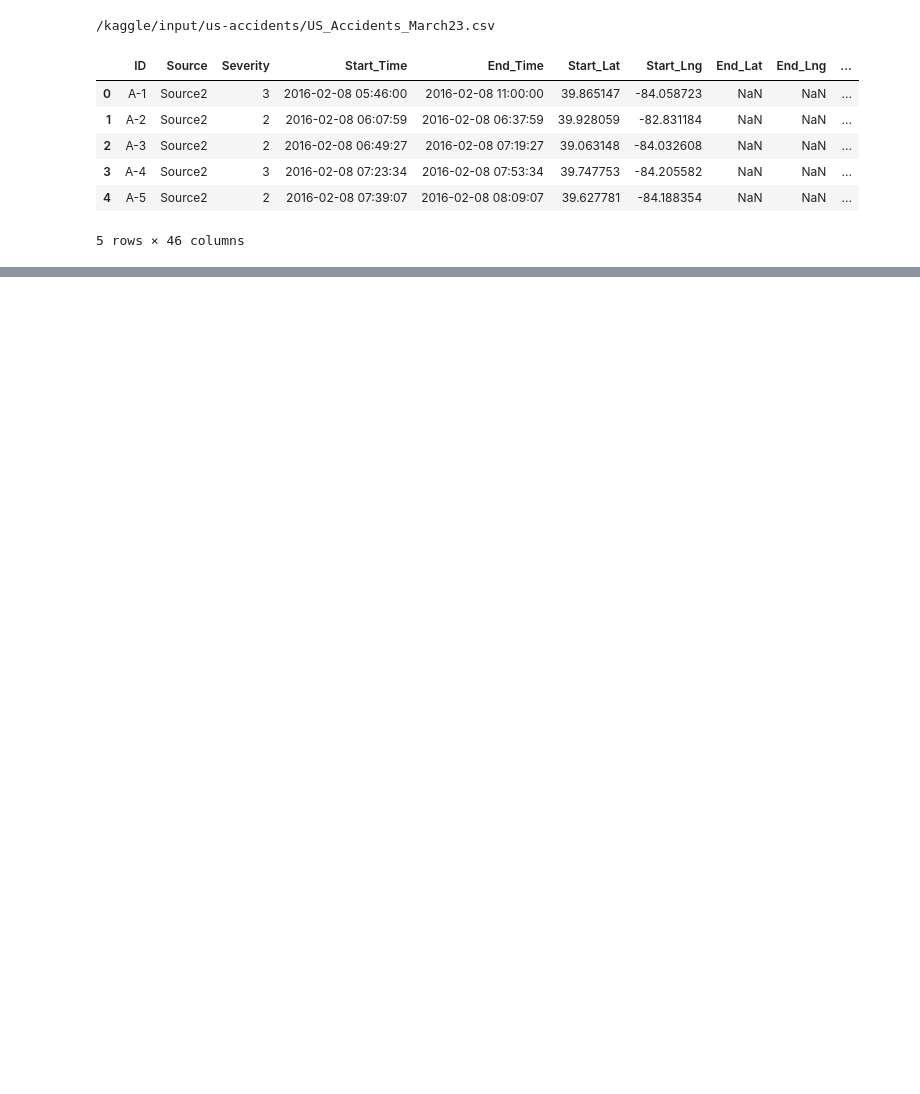
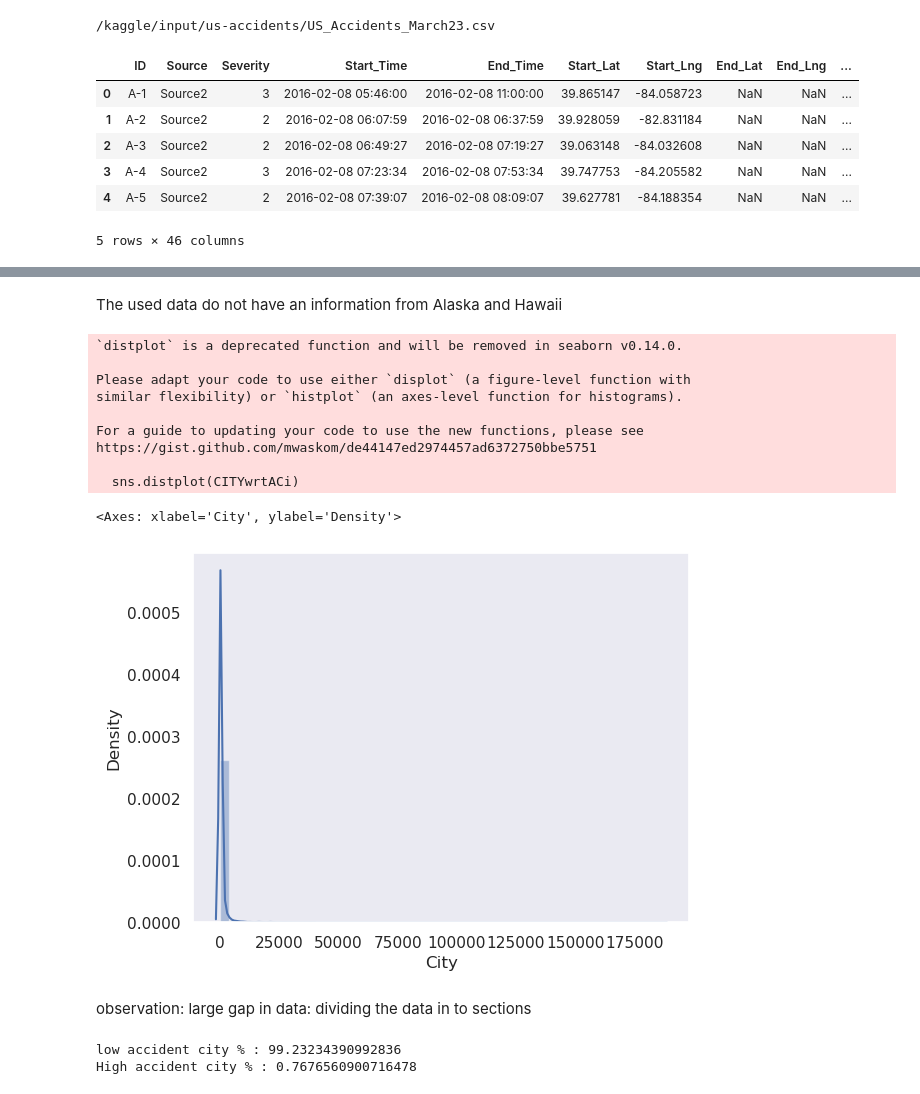
Before and after one commit to Afy-gitH/legendary-Data-Projects, a Jupyter notebook: USA-accidents-eda.ipynb, the cells around one changed output, grey strips where cells are left out. Drawn from its saved outputs; the diff is of its cells as text; code cells hidden in the pictures; blank space fills up the shorter version.

Commit message:
Kaggle Notebook | USA accidents | Version 3

```diff
--- a/USA-accidents-eda.ipynb
+++ b/USA-accidents-eda.ipynb
@@ -22,0 +179,26 @@ data.head()
+# %% [markdown]
+The used data do not have an information from Alaska and Hawaii
+# %%
+sns.distplot(CITYwrtACi)
+# %% [output]
+`distplot` is a deprecated function and will be removed in seaborn v0.14.0.
+
+Please adapt your code to use either `displot` (a figure-level function with
+similar flexibility) or `histplot` (an axes-level function for histograms).
+
+For a guide to updating your code to use the new functions, please see
+https://gist.github.com/mwaskom/de44147ed2974457ad6372750bbe5751
+
+  sns.distplot(CITYwrtACi)
+<Axes: xlabel='City', ylabel='Density'>
+[figure, added]
+# %% [markdown]
+observation: large gap in data: dividing the data in to sections
+# %%
+high_acci_city = CITYwrtACi[CITYwrtACi>10000]
+low_acci_city = CITYwrtACi[CITYwrtACi<=10000]
+print("low accident city % :",(len(low_acci_city)/len(CITYwrtACi))*100)
+print("High accident city % :",(len(high_acci_city)/len(CITYwrtACi))*100)
+# %% [output]
+low accident city % : 99.23234390992836
+High accident city % : 0.7676560900716478
```
Also changed, not shown: parts of 25 cells of this notebook.
